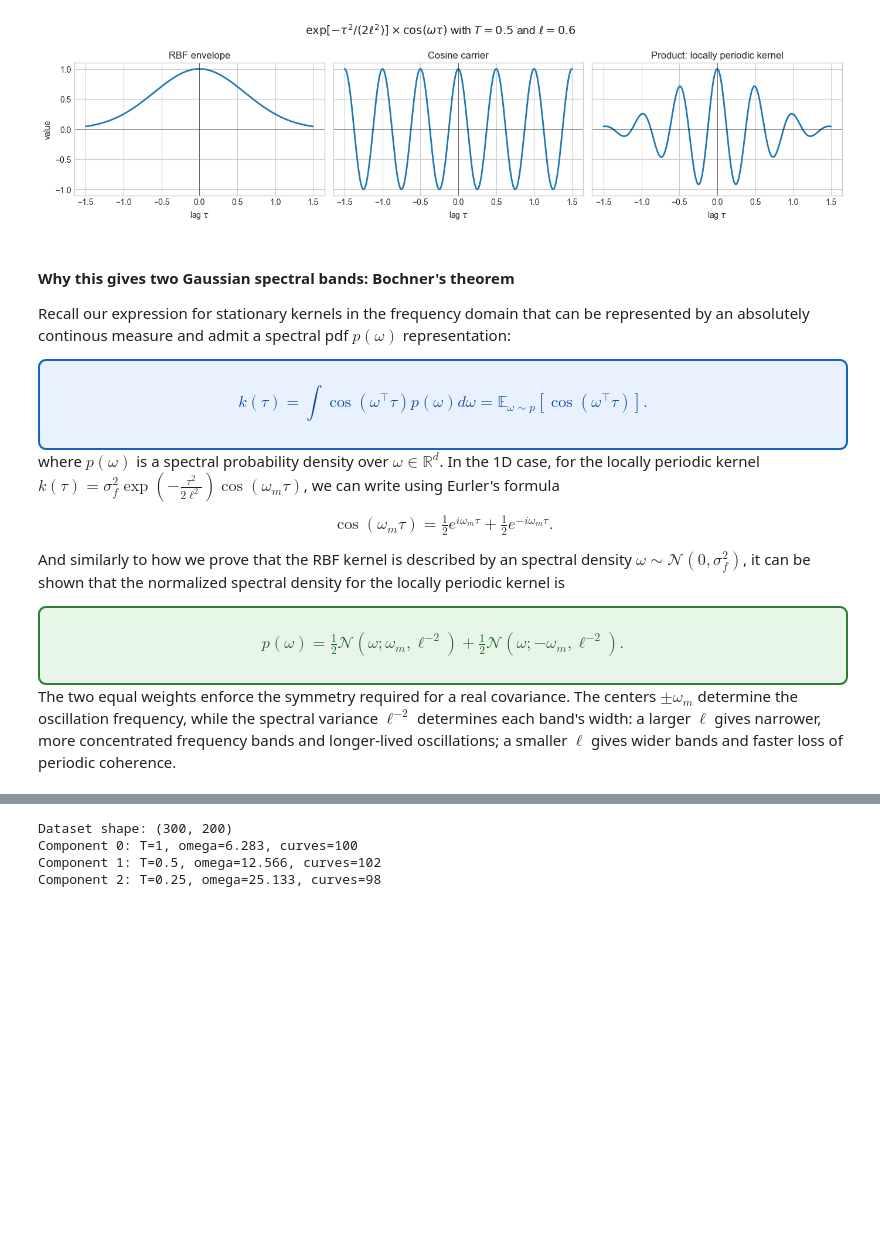
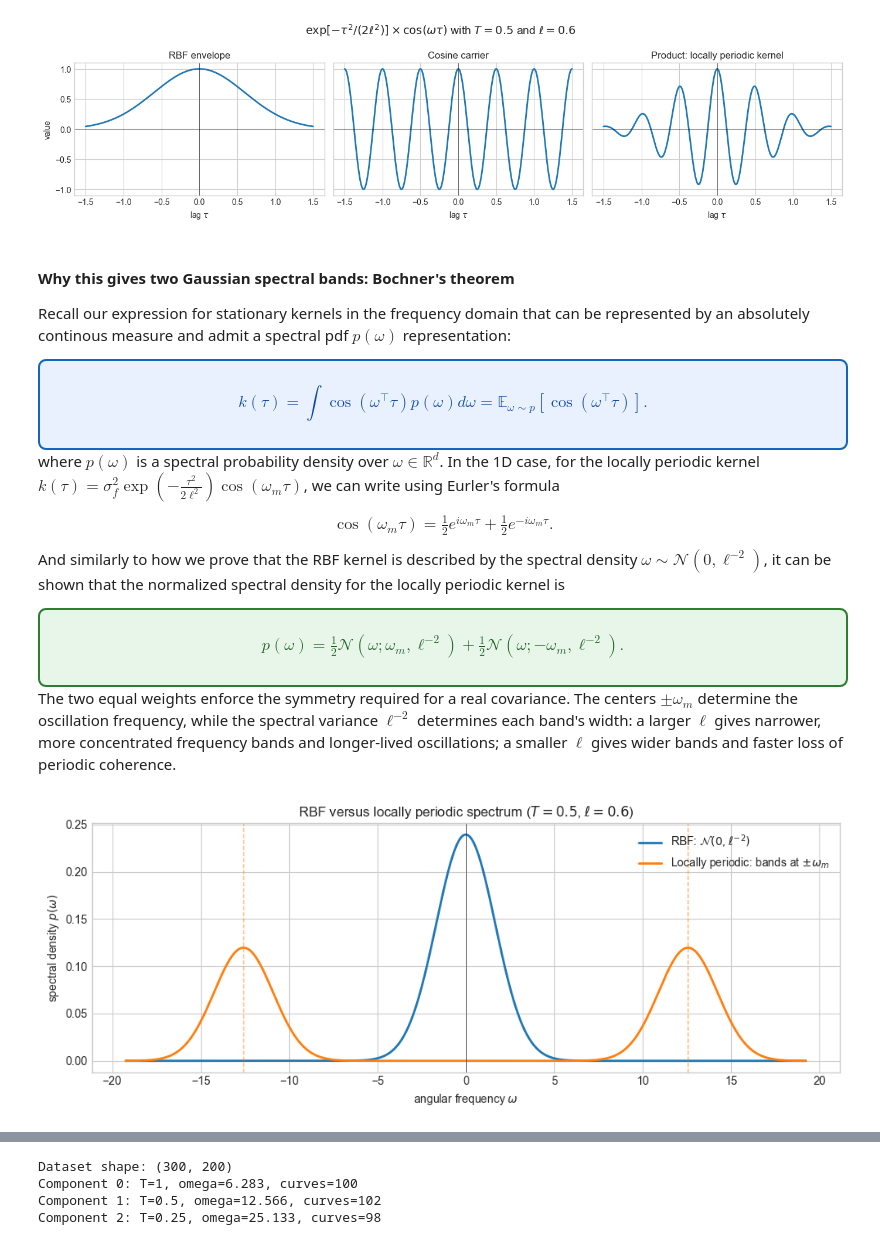
Before and after one commit to OLMOS-PM/GPPS_2026, a Jupyter notebook: 2-gp_mixture_demo.ipynb, the cells around one changed output, grey strips where cells are left out. Cells and saved outputs as stored; diff of their text form; code cells hidden in the pictures; blank space fills up the shorter version.

```diff
--- a/2-gp_mixture_demo.ipynb
+++ b/2-gp_mixture_demo.ipynb
@@ -108,7 +108,7 @@ where $p(\omega)$ is a spectral probability density over $\omega\in\mathbb R^d$.
 
 $$\cos(\omega_m\tau)=\tfrac12e^{i\omega_m\tau}+\tfrac12e^{-i\omega_m\tau}.$$
 
-And similarly to how we prove that the RBF kernel is described by an spectral density $\omega \sim \mathcal{N}(0, \sigma_f^2)$, it can be shown that the normalized spectral density for the locally periodic kernel is
+And similarly to how we prove that the RBF kernel is described by the spectral density $\omega \sim \mathcal{N}(0, \ell^{-2})$, it can be shown that the normalized spectral density for the locally periodic kernel is
 
 <div style="display:block; box-sizing:border-box; width:100%; max-width:100%; overflow-x:auto; white-space:normal; background-color:#e8f5e9; border:2px solid #2e7d32; border-radius:8px; padding:14px 18px; margin:14px 0; color:#1b5e20;">
 
@@ -117,3 +117,45 @@ $$p(\omega)=\tfrac12\mathcal N(\omega;\omega_m,\ell^{-2})+\tfrac12\mathcal N(\om
 </div>
 
 The two equal weights enforce the symmetry required for a real covariance. The centers $\pm\omega_m$ determine the oscillation frequency, while the spectral variance $\ell^{-2}$ determines each band's width: a larger $\ell$ gives narrower, more concentrated frequency bands and longer-lived oscillations; a smaller $\ell$ gives wider bands and faster loss of periodic coherence.
+# %%
+# Compare the normalized 1D spectral densities for the same ell and T used above.
+spectral_std = 1.0 / demo_lengthscale
+spectral_omega = np.linspace(
+    -demo_omega - 4.0 * spectral_std,
+    demo_omega + 4.0 * spectral_std,
+    1600,
+)
+
+def normal_density(values, mean, std):
+    return np.exp(-0.5 * ((values - mean) / std) ** 2) / (
+        np.sqrt(2.0 * np.pi) * std
+    )
+
+
+rbf_spectrum = normal_density(spectral_omega, mean=0.0, std=spectral_std)
+locally_periodic_spectrum = 0.5 * (
+    normal_density(spectral_omega, mean=demo_omega, std=spectral_std)
+    + normal_density(spectral_omega, mean=-demo_omega, std=spectral_std)
+)
+
+fig, ax = plt.subplots(figsize=(10, 4))
+ax.plot(spectral_omega, rbf_spectrum, linewidth=2, label=r"RBF: $\mathcal{N}(0,\ell^{-2})$")
+ax.plot(
+    spectral_omega,
+    locally_periodic_spectrum,
+    linewidth=2,
+    label=r"Locally periodic: bands at $\pm\omega_m$",
+)
+ax.axvline(0.0, color="black", linewidth=0.7, alpha=0.5)
+ax.axvline(demo_omega, color="C1", linestyle="--", linewidth=1, alpha=0.6)
+ax.axvline(-demo_omega, color="C1", linestyle="--", linewidth=1, alpha=0.6)
+ax.set(
+    title=rf"RBF versus locally periodic spectrum ($T={demo_period}$, $\ell={demo_lengthscale}$)",
+    xlabel=r"angular frequency $\omega$",
+    ylabel=r"spectral density $p(\omega)$",
+)
+ax.legend()
+fig.tight_layout()
+plt.show()
+# %% [output]
+[figure, added]
```
Also changed, not shown: parts of 8 cells of this notebook.
